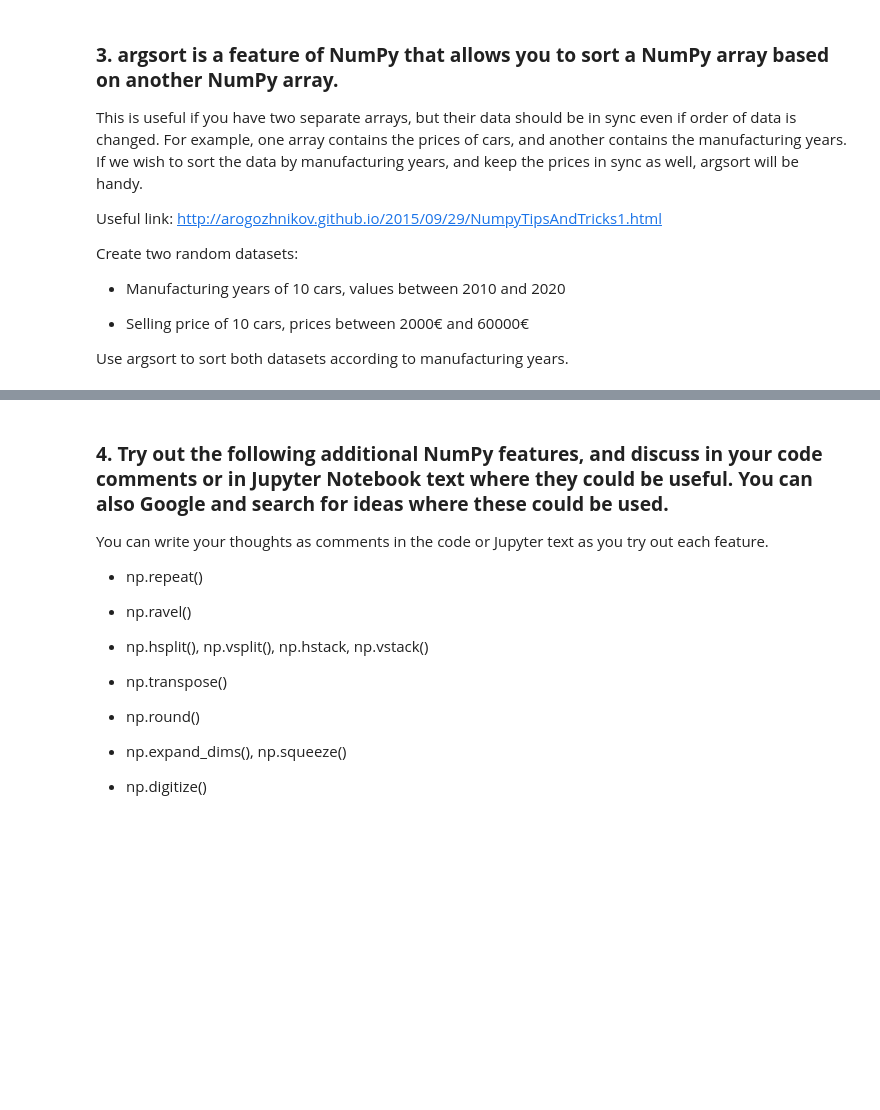
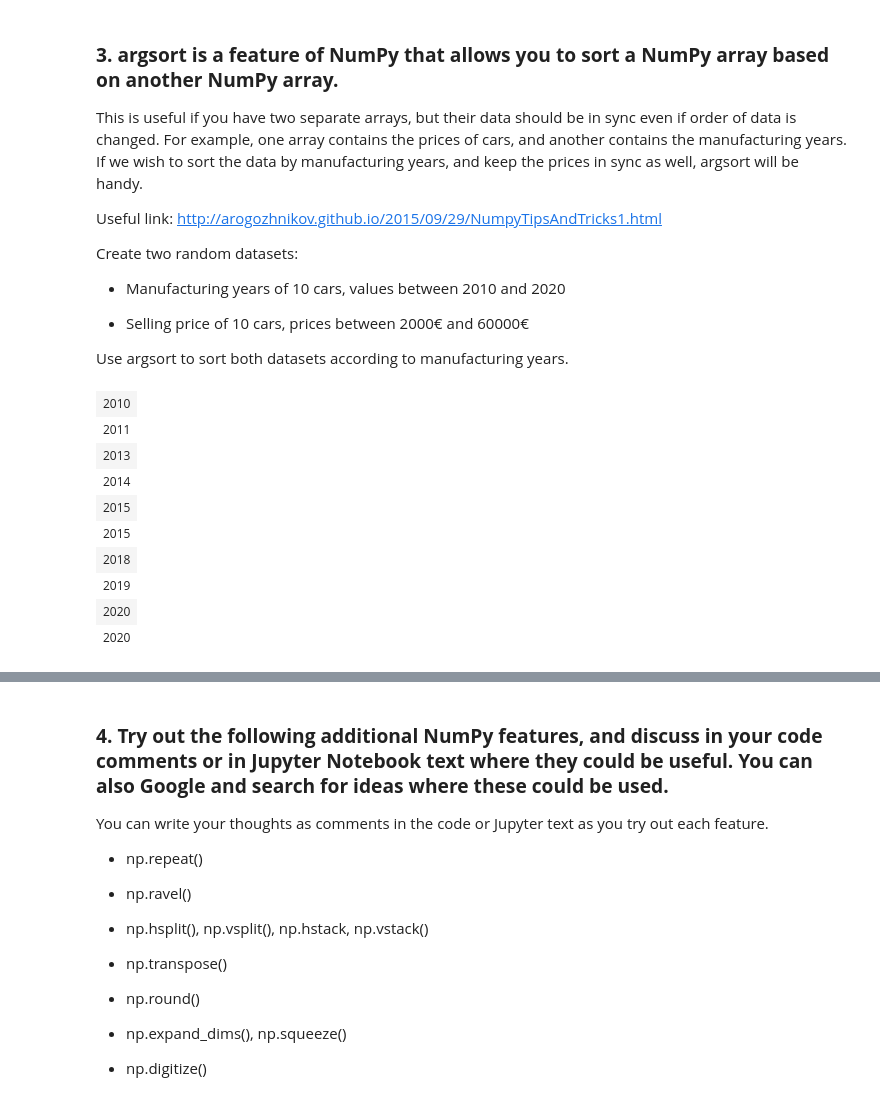
Before and after one commit to jtsillan/DataAnalytics, a Jupyter notebook: exercise_set1/exercise_set_1.ipynb, the cells around one changed output, grey strips where cells are left out. Saved outputs shown, nothing was run; the diff lists cells and outputs as text; code cells hidden in the pictures; blank space fills up the shorter version.

```diff
--- a/exercise_set1/exercise_set_1.ipynb
+++ b/exercise_set1/exercise_set_1.ipynb
@@ -784,0 +788,20 @@ Use argsort to sort both datasets according to manufacturing years.
+# %%
+# Create random datasets
+car_years = np.random.default_rng().integers(2010, 2021, size=(10))
+car_prices = np.random.default_rng().integers(2000, 6000, size=(10))
+# %%
+# Create sorter based on cars dataset
+sorter = np.argsort(car_years)
+# Sort cars dataset based on its own sorter
+car_years[sorter]
+# %% [output]
+| 2010 |
+| 2011 |
+| 2013 |
+| 2014 |
+| 2015 |
+| 2015 |
+| 2018 |
+| 2019 |
+| 2020 |
+| 2020 |
```
Also changed, not shown: parts of 9 cells of this notebook, 2 other files.
